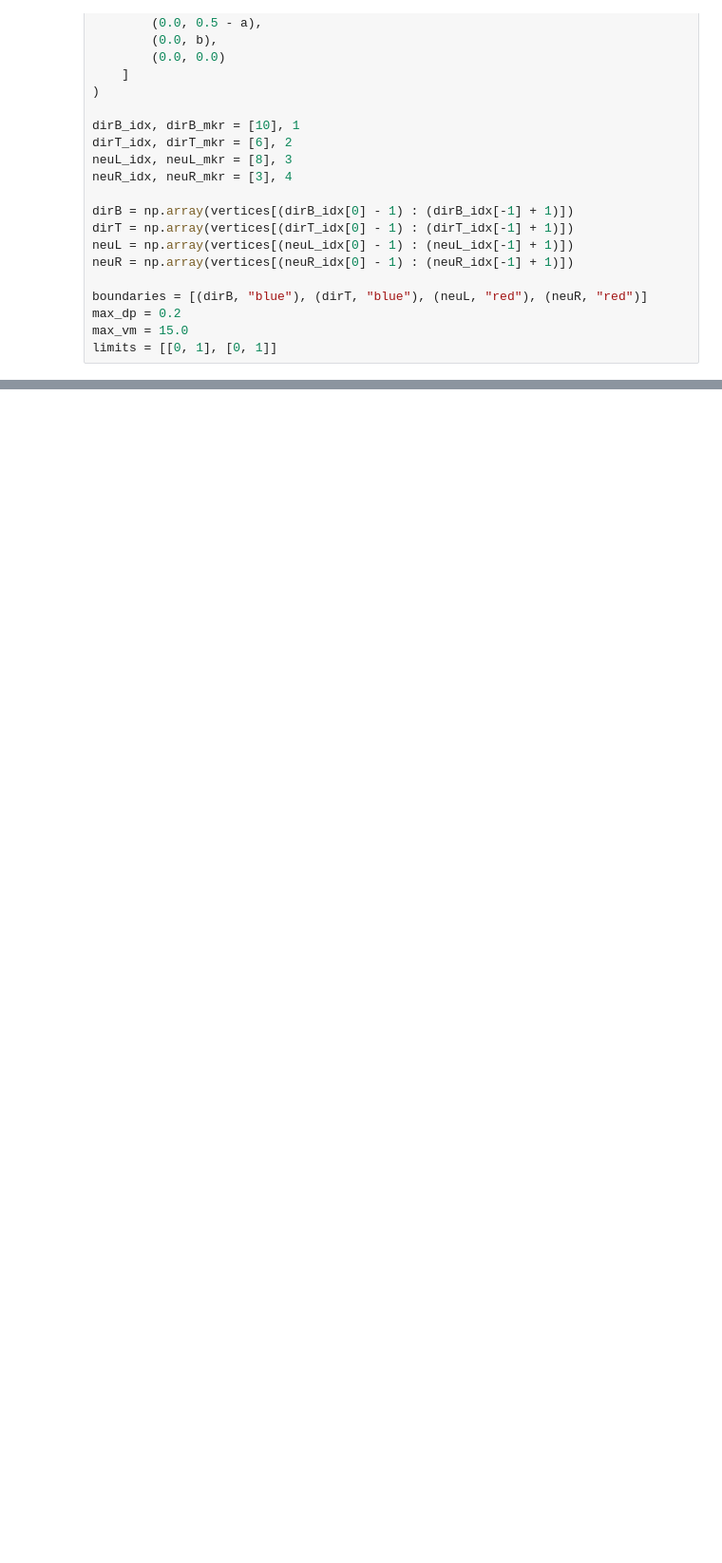
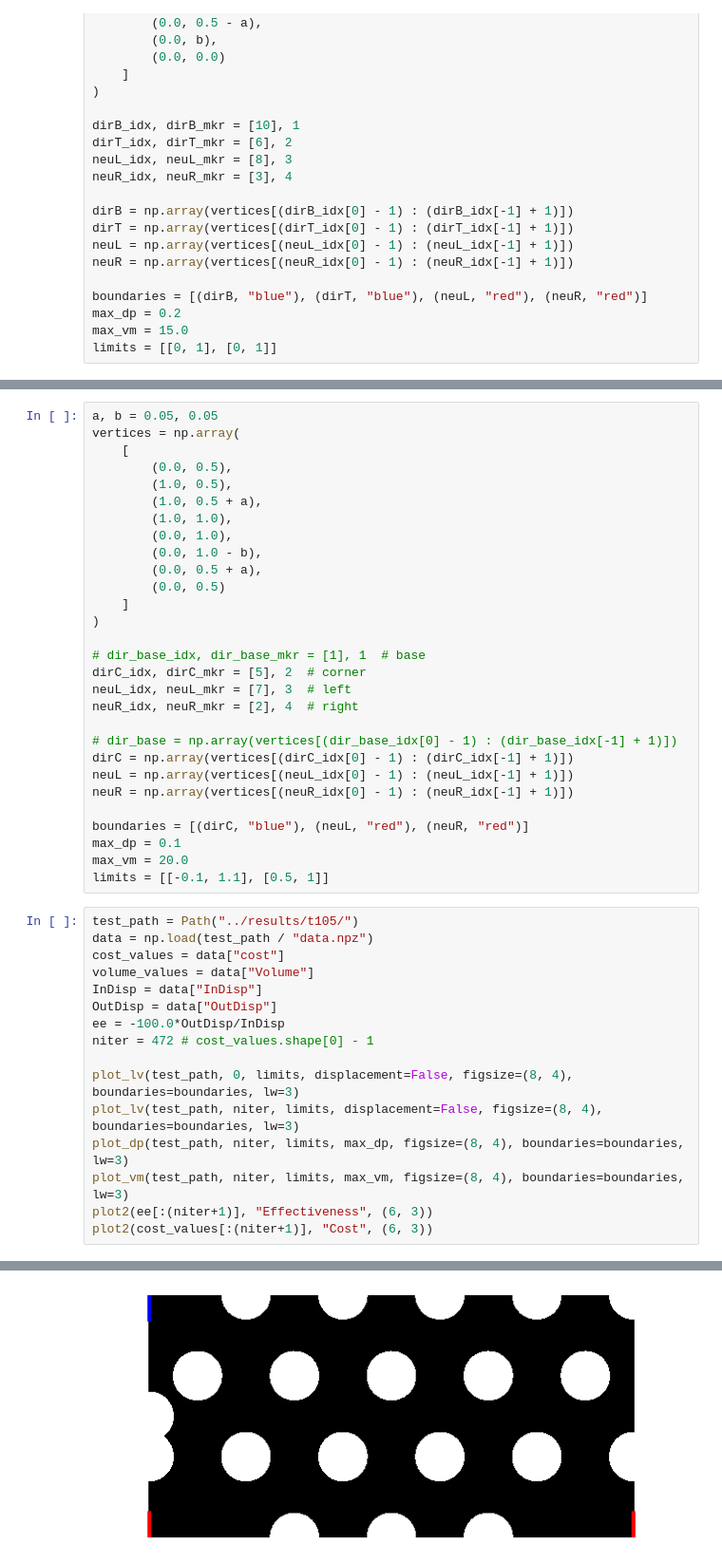
Before and after one commit to PhiFEM/phiFEM_FormOpt, a Jupyter notebook: code/Elasticity.ipynb, the cells around one changed output, grey strips where cells are left out. Shown at 95% size. Drawn from its saved outputs; the diff is of its cells as text; blank space fills up the shorter version.

```diff
--- a/code/Elasticity.ipynb
+++ b/code/Elasticity.ipynb
@@ -312,0 +328,46 @@ plot_cost(ee, figsize=(6, 3))
+# %%
+a, b = 0.05, 0.05
+vertices = np.array(
+    [
+        (0.0, 0.5),
+        (1.0, 0.5),
+        (1.0, 0.5 + a),
+        (1.0, 1.0),
+        (0.0, 1.0),
+        (0.0, 1.0 - b),
+        (0.0, 0.5 + a),
+        (0.0, 0.5)
+    ]
+)
+
+# dir_base_idx, dir_base_mkr = [1], 1  # base
+dirC_idx, dirC_mkr = [5], 2  # corner
+neuL_idx, neuL_mkr = [7], 3  # left
+neuR_idx, neuR_mkr = [2], 4  # right
+
+# dir_base = np.array(vertices[(dir_base_idx[0] - 1) : (dir_base_idx[-1] + 1)])
+dirC = np.array(vertices[(dirC_idx[0] - 1) : (dirC_idx[-1] + 1)])
+neuL = np.array(vertices[(neuL_idx[0] - 1) : (neuL_idx[-1] + 1)])
+neuR = np.array(vertices[(neuR_idx[0] - 1) : (neuR_idx[-1] + 1)])
+
+boundaries = [(dirC, "blue"), (neuL, "red"), (neuR, "red")]
+max_dp = 0.1
+max_vm = 20.0
+limits = [[-0.1, 1.1], [0.5, 1]]
+# %%
+test_path = Path("../results/t105/")
+data = np.load(test_path / "data.npz")
+cost_values = data["cost"]
+volume_values = data["Volume"]
+InDisp = data["InDisp"]
+OutDisp = data["OutDisp"]
+ee = -100.0*OutDisp/InDisp
+niter = 472 # cost_values.shape[0] - 1
+
+plot_lv(test_path, 0, limits, displacement=False, figsize=(8, 4), boundaries=boundaries, lw=3)
+plot_lv(test_path, niter, limits, displacement=False, figsize=(8, 4), boundaries=boundaries, lw=3)
+plot_dp(test_path, niter, limits, max_dp, figsize=(8, 4), boundaries=boundaries, lw=3)
+plot_vm(test_path, niter, limits, max_vm, figsize=(8, 4), boundaries=boundaries, lw=3)
+plot2(ee[:(niter+1)], "Effectiveness", (6, 3))
+plot2(cost_values[:(niter+1)], "Cost", (6, 3))
+# %% [output]
@@ -312,0 +376 @@ plot_cost(ee, figsize=(6, 3))
+[figure, added]
```
Also changed, not shown: parts of 9 cells of this notebook, 5 other files.
